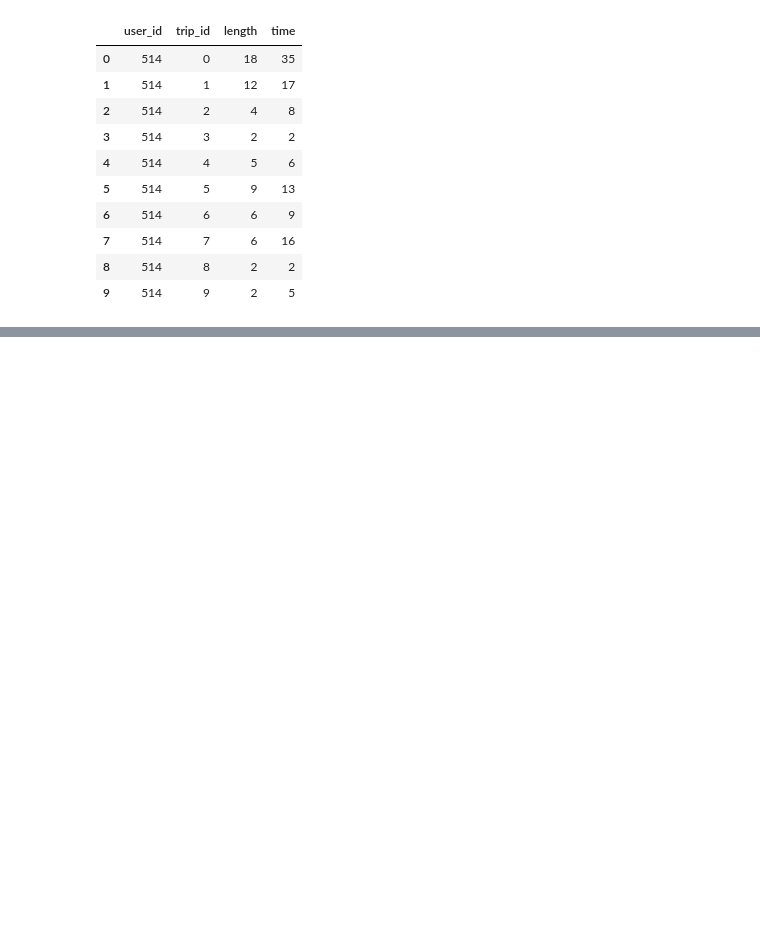
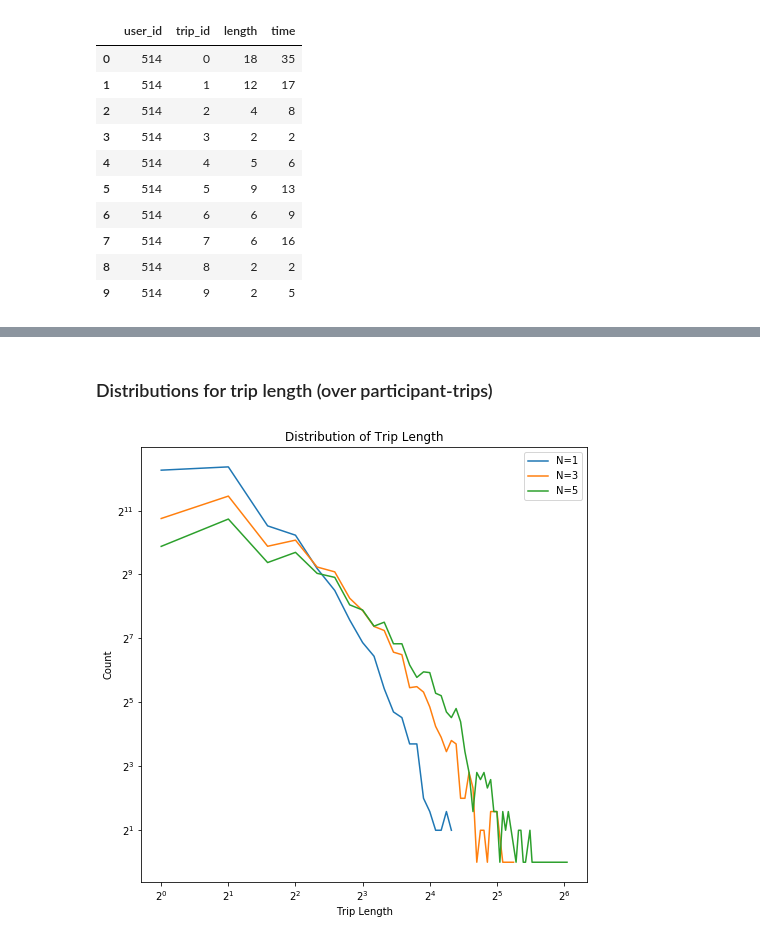
Before and after one commit to Minam7/CMPT826, a Jupyter notebook: HW2/Assignment2.ipynb, the cells around one changed output, grey strips where cells are left out. Drawn from its saved outputs; the diff is of its cells as text; code cells hidden in the pictures; blank space fills up the shorter version.

```diff
--- a/HW2/Assignment2.ipynb
+++ b/HW2/Assignment2.ipynb
@@ -418,0 +442,27 @@ trip_info_5.head(10)
+# %% [markdown]
+### Distributions for trip length (over participant-trips)
+# %%
+# set size of figure
+plt.figure(figsize=(8, 8))
+# set title
+plt.title('Distribution of Trip Length')
+plt.xlabel('Trip Length')
+plt.ylabel('Count')
+
+# calculate count of trip length
+length_1 = trip_info_1.groupby(['length']).size().reset_index(name='count')
+length_3 = trip_info_3.groupby(['length']).size().reset_index(name='count')
+length_5 = trip_info_5.groupby(['length']).size().reset_index(name='count')
+
+plt.plot(length_1['length'], length_1['count'], label='N=1')
+plt.plot(length_3['length'], length_3['count'], label='N=3')
+plt.plot(length_5['length'], length_5['count'], label='N=5')
+
+plt.xscale('log', basex=2)
+plt.yscale('log', basey=2)
+
+plt.legend()
+
+plt.show()
+# %% [output]
+[figure, added]
```
Also changed, not shown: parts of 25 cells of this notebook, 3 other files.
